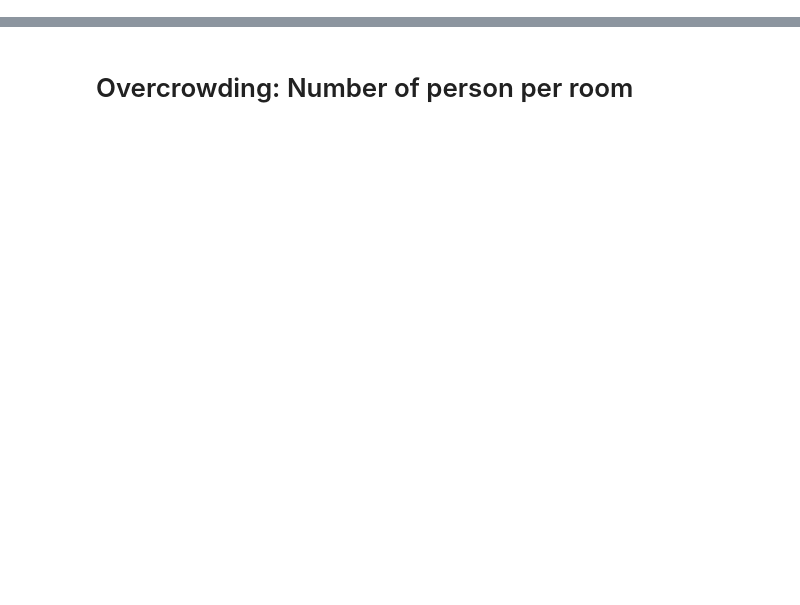
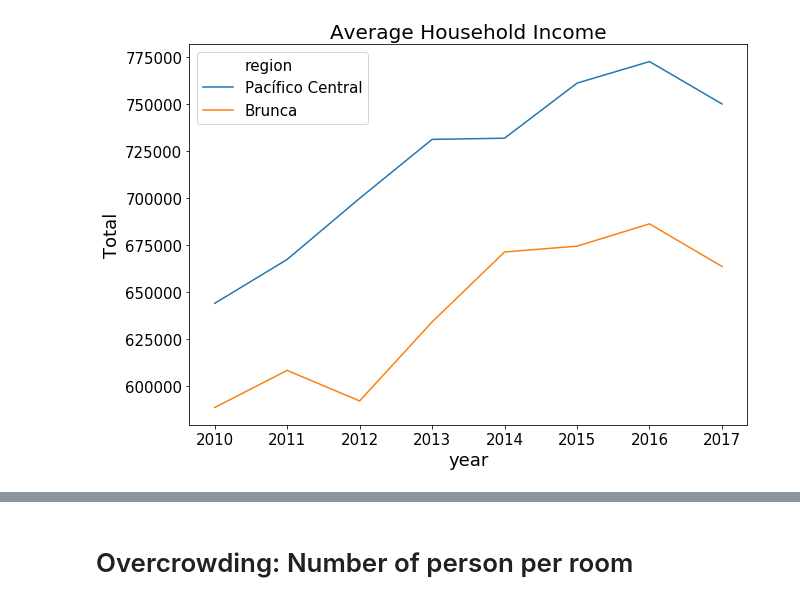
Before and after one commit to zhaomh1998/ece143, a Jupyter notebook: Final_Plots.ipynb, the cells around one changed output, grey strips where cells are left out. Saved outputs shown, nothing was run; the diff lists cells and outputs as text; code cells hidden in the pictures; blank space fills up the shorter version.

```diff
--- a/Final_Plots.ipynb
+++ b/Final_Plots.ipynb
@@ -145,0 +139,16 @@ ax.set_ylabel('percent change');
+# %%
+#sns.boxplot(x = 'year', y = 'Total' , data = average_income_household)
+c_average_income_household = average_income_household.copy()
+
+c_average_income_household = c_average_income_household.loc[(c_average_income_household['region'] == 'Pacífico Central')|
+                                                            ((c_average_income_household['region'] == 'Brunca')),:]
+c_average_income_household_person = average_income_household_person.copy()
+c_average_income_household_person = c_average_income_household_person.loc[(c_average_income_household_person['region'] == 'Pacífico Central')|
+                                                            ((c_average_income_household_person['region'] == 'Brunca')),:]
+
+fig, ax = plt.subplots(figsize = (10, 7))
+sns.lineplot(x="year", y="Total", hue="region" ,data = c_average_income_household, ax=ax)
+ax.set_title('Average Household Income', fontsize=20)
+plt.savefig(os.getcwd() + '/plots/Avg_Income_Parallel_1.png');
+# %% [output]
+[figure, added]
```
Also changed, not shown: parts of 13 cells of this notebook, 8 other files.
